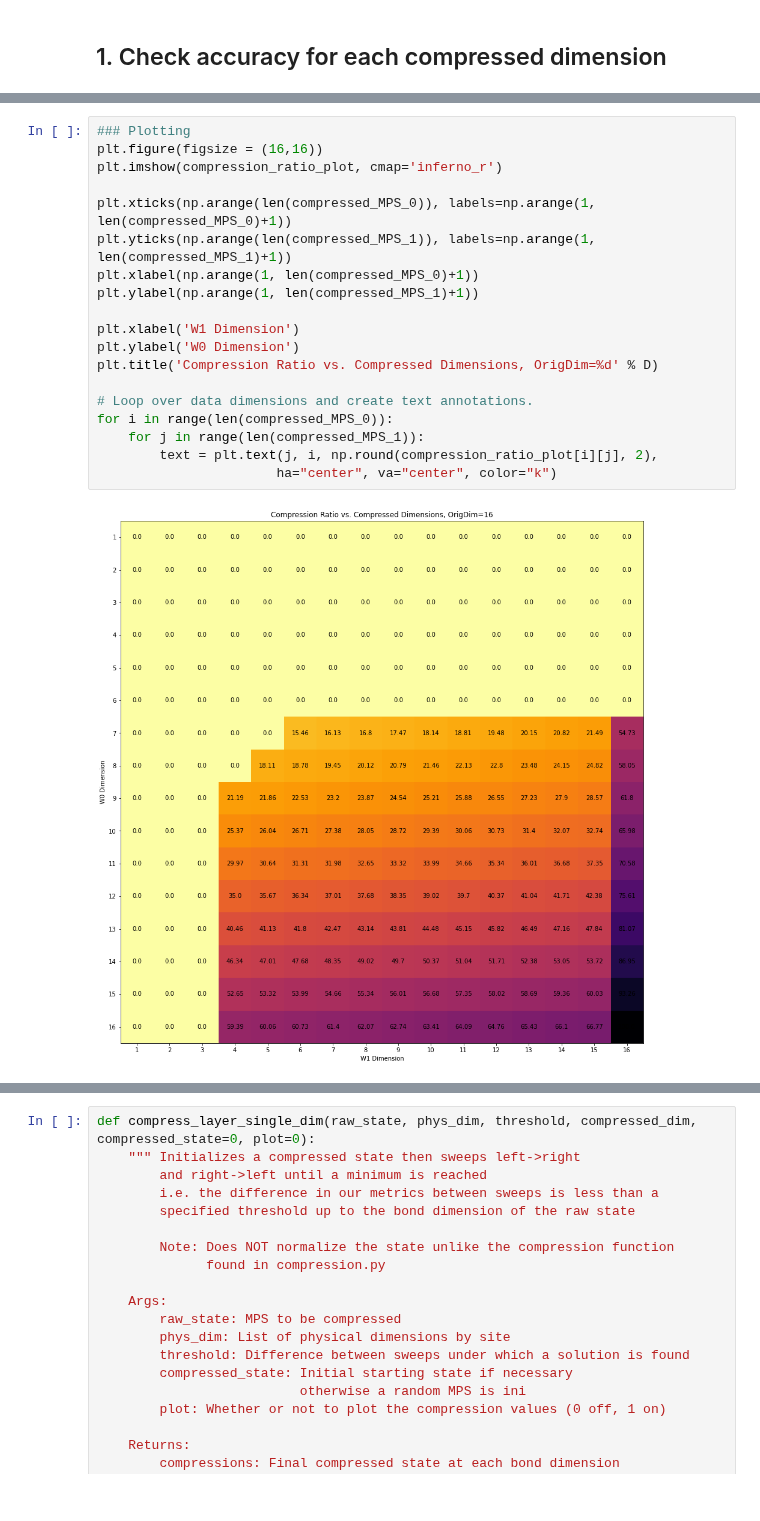
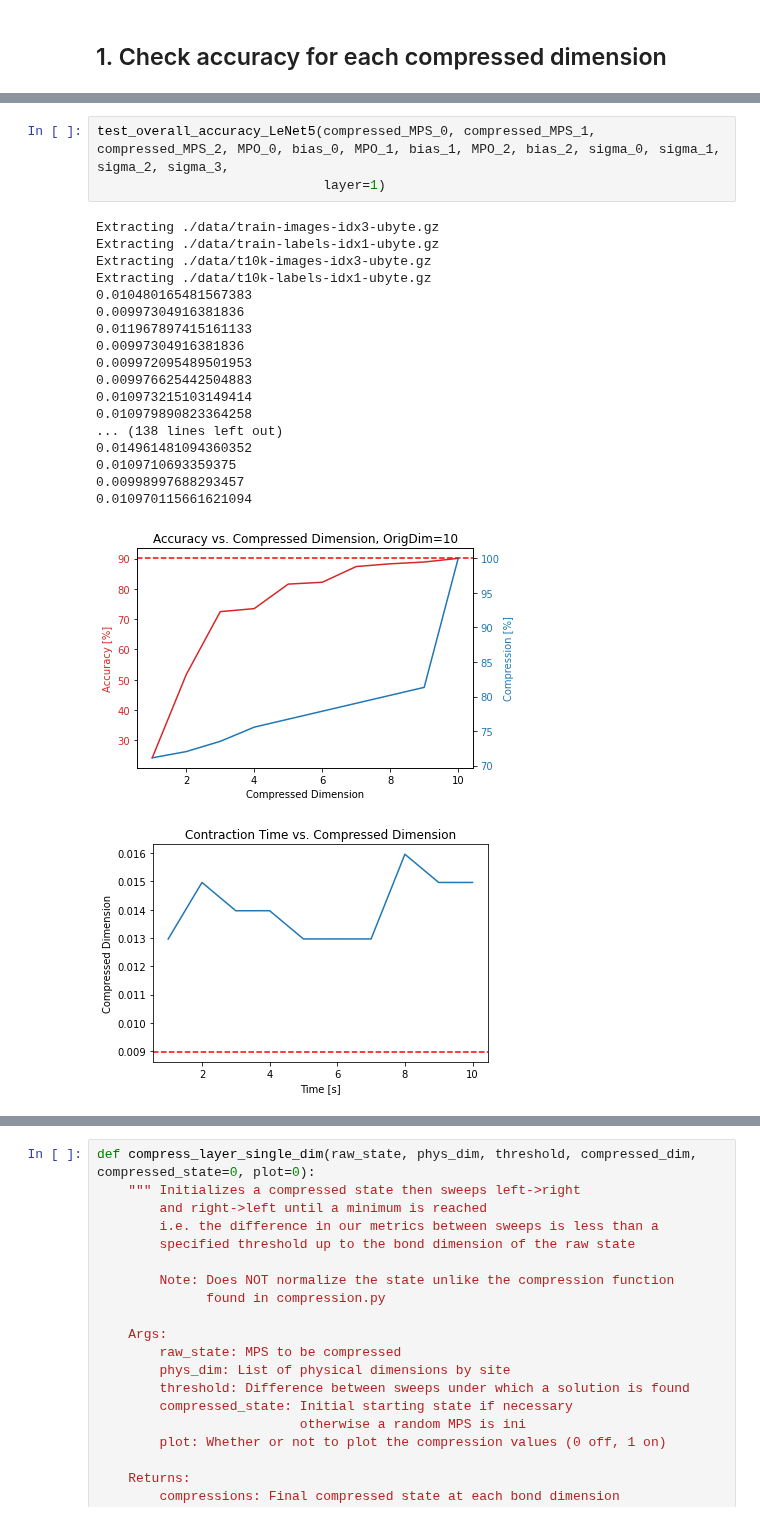
Before and after one commit to aaronleesander/DMRG-inspired-Algorithms-for-Neural-Network-Compression, a Jupyter notebook: DMRG/LeNet5.ipynb, the cells around one changed output, grey strips where cells are left out. Saved outputs shown, nothing was run; the diff lists cells and outputs as text.

```diff
--- a/DMRG/LeNet5.ipynb
+++ b/DMRG/LeNet5.ipynb
@@ -731,21 +387,23 @@ for i in range(len(compressed_MPS_0)):
-# %%
-### Plotting
-plt.figure(figsize = (16,16))
-plt.imshow(compression_ratio_plot, cmap='inferno_r')
-
-plt.xticks(np.arange(len(compressed_MPS_0)), labels=np.arange(1, len(compressed_MPS_0)+1))
-plt.yticks(np.arange(len(compressed_MPS_1)), labels=np.arange(1, len(compressed_MPS_1)+1))
-plt.xlabel(np.arange(1, len(compressed_MPS_0)+1))
-plt.ylabel(np.arange(1, len(compressed_MPS_1)+1))
-
-plt.xlabel('W1 Dimension')
-plt.ylabel('W0 Dimension')
-plt.title('Compression Ratio vs. Compressed Dimensions, OrigDim=%d' % D)
-
-# Loop over data dimensions and create text annotations.
-for i in range(len(compressed_MPS_0)):
-    for j in range(len(compressed_MPS_1)):
-        text = plt.text(j, i, np.round(compression_ratio_plot[i][j], 2),
-                       ha="center", va="center", color="k")
-# %% [output]
-[figure, removed]
+# %%
+test_overall_accuracy_LeNet5(compressed_MPS_0, compressed_MPS_1, compressed_MPS_2, MPO_0, bias_0, MPO_1, bias_1, MPO_2, bias_2, sigma_0, sigma_1, sigma_2, sigma_3,
+                             layer=1)
+# %% [output]
+Extracting ./data/train-images-idx3-ubyte.gz
+Extracting ./data/train-labels-idx1-ubyte.gz
+Extracting ./data/t10k-images-idx3-ubyte.gz
+Extracting ./data/t10k-labels-idx1-ubyte.gz
+0.010480165481567383
+0.00997304916381836
+0.011967897415161133
+0.00997304916381836
+0.009972095489501953
+0.009976625442504883
+0.010973215103149414
+0.010979890823364258
+... (138 lines left out)
+0.014961481094360352
+0.0109710693359375
+0.00998997688293457
+0.010970115661621094
+[figure, added]
+[figure, added]
```
Also changed, not shown: parts of 38 cells of this notebook, 2 other files.
